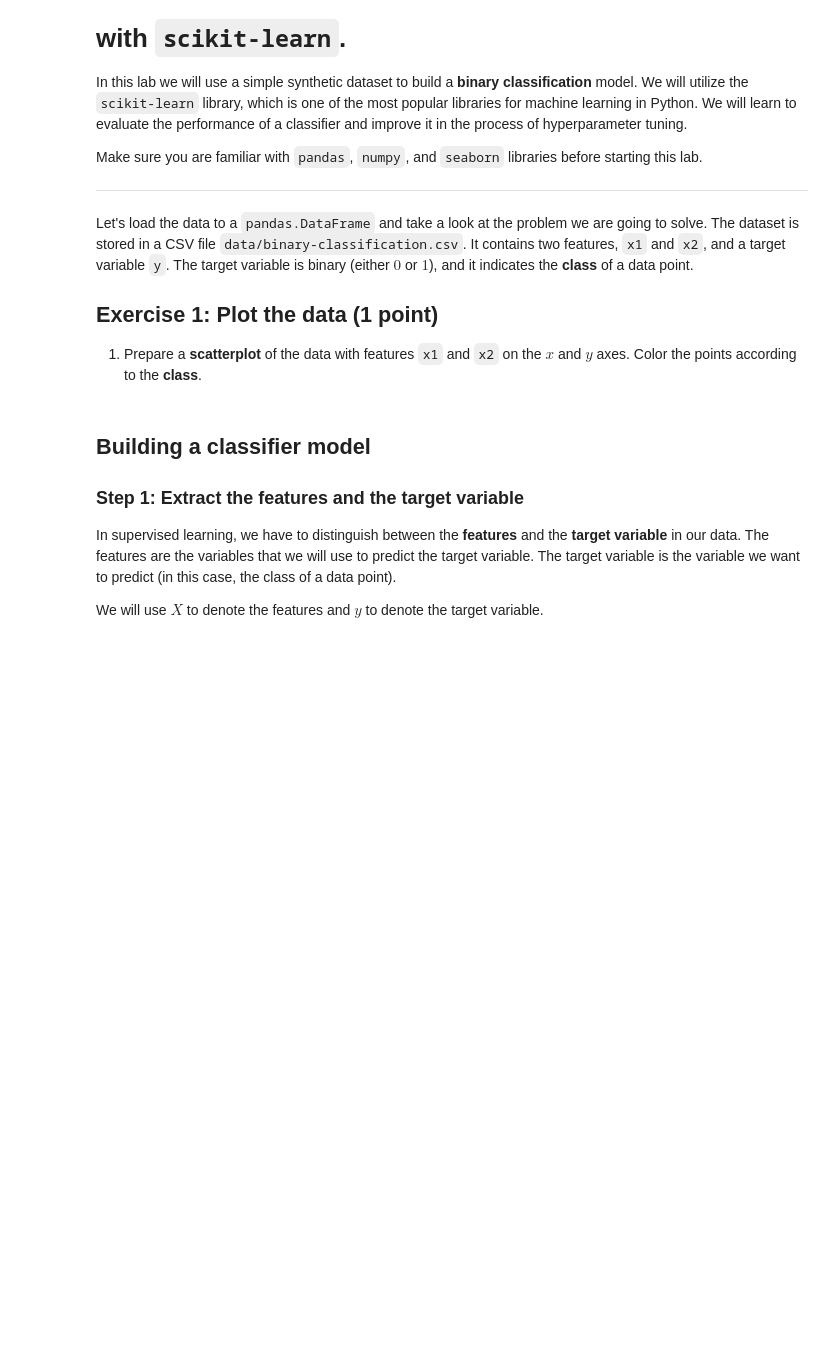
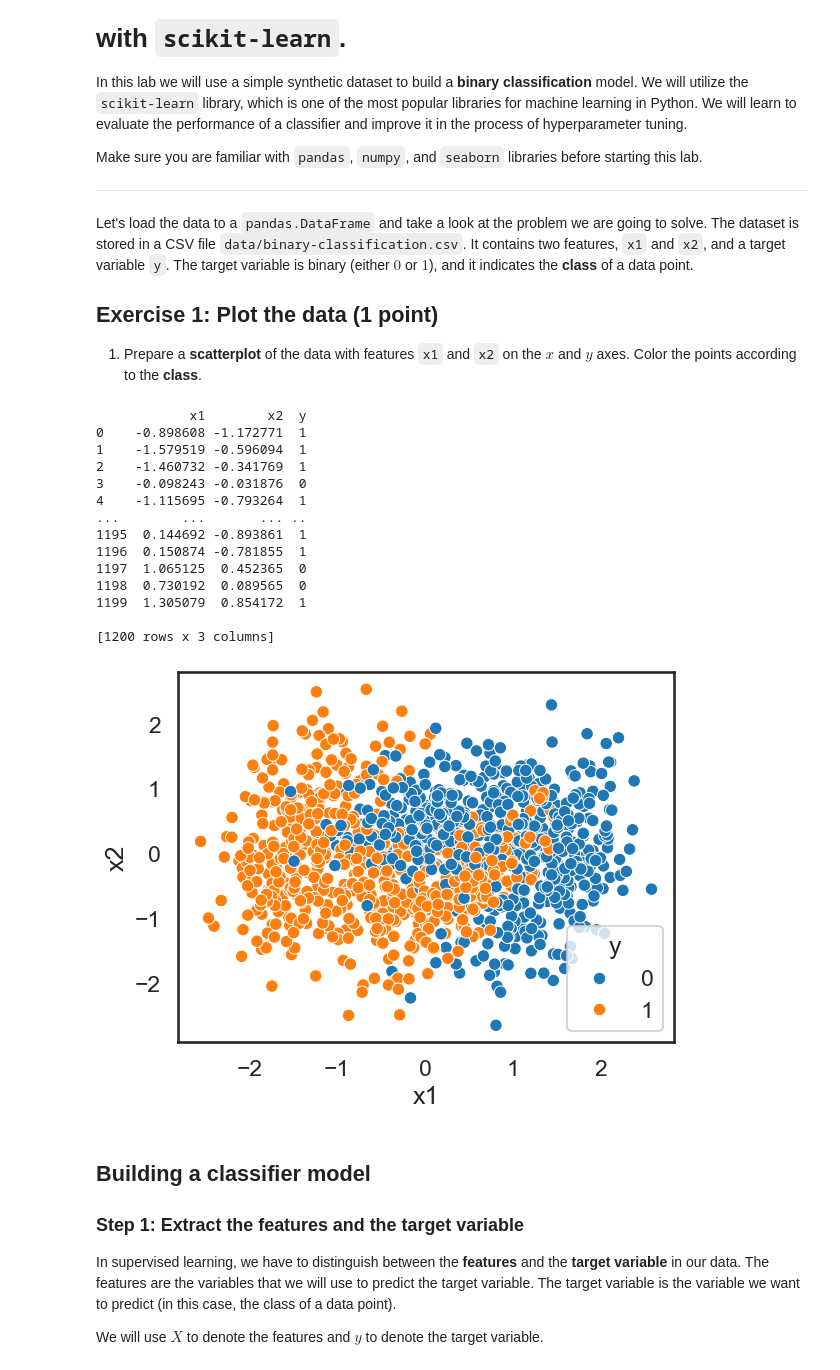
Before and after one commit to pegas036/pum-25, a Jupyter notebook: lab3.ipynb, the cells around one changed output. Cells and saved outputs as stored; diff of their text form; code cells hidden in the pictures; blank space fills up the shorter version.

```diff
--- a/lab3.ipynb
+++ b/lab3.ipynb
@@ -15,9 +15,34 @@ Let's load the data to a `pandas.DataFrame` and take a look at the problem we ar
 # %%
 # Load the data
 
 import pandas as pd
+import seaborn as sns
+
 
 df = pd.read_csv('data/binary-classification.csv')
+
+sns.set_style('white')
+sns.set_context('talk')
+
+sns.scatterplot(data = df, x = 'x1', y = 'x2', hue = df['y'])
+
+print(df)
+# %% [output]
+            x1        x2  y
+0    -0.898608 -1.172771  1
+1    -1.579519 -0.596094  1
+2    -1.460732 -0.341769  1
+3    -0.098243 -0.031876  0
+4    -1.115695 -0.793264  1
+...        ...       ... ..
+1195  0.144692 -0.893861  1
+1196  0.150874 -0.781855  1
+1197  1.065125  0.452365  0
+1198  0.730192  0.089565  0
+1199  1.305079  0.854172  1
+
+[1200 rows x 3 columns]
+[figure, added]
 # %%
 ...
 # %% [markdown]
```
Also changed, not shown: parts of 10 cells of this notebook, 5 other files.
